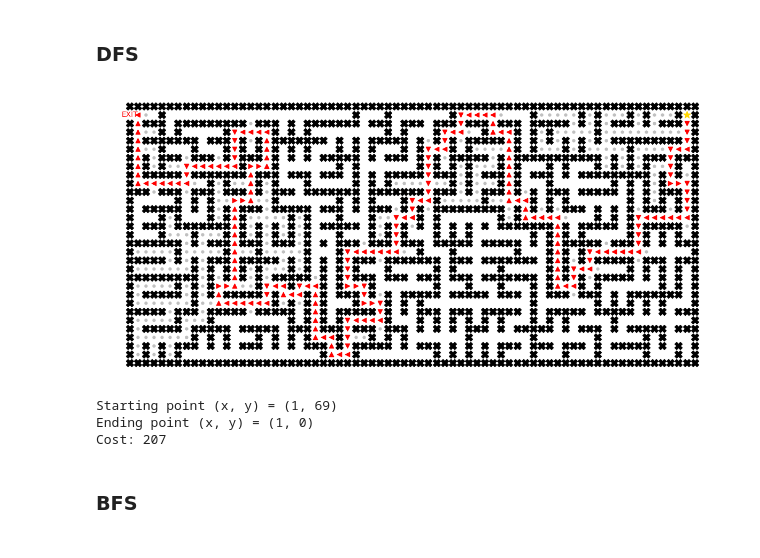
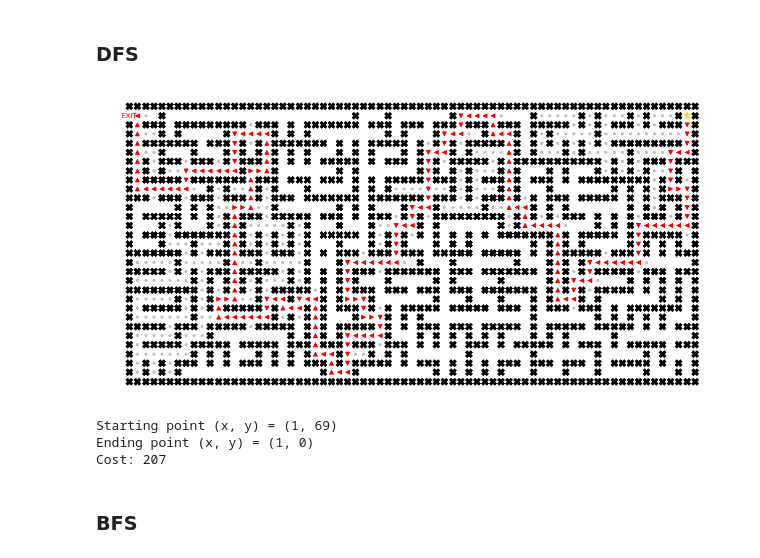
Before and after one commit to hungngocphat01/HCMUS-IntroAI-Project01-Pathfinding, a Jupyter notebook: report/report-src/report-nobonus.ipynb, the cells around one changed output. Drawn from its saved outputs; the diff is of its cells as text; code cells hidden in the pictures.

```diff
--- a/report/report-src/report-nobonus.ipynb
+++ b/report/report-src/report-nobonus.ipynb
@@ -152,5 +153,5 @@ Graph initialized from maze with size 10 x 32
 # %% [markdown]
 ### DFS
 # %%
-run_search_nobonus(g3, DFS, figsize=(7, 4))
+run_search_nobonus(g3, DFS, figsize=(12, 4))
 # %% [output]
@@ -185,5 +219,5 @@ Graph initialized from maze with size 21 x 31
 # %% [markdown]
 ### DFS
 # %%
-run_search_nobonus(g4, DFS, figsize=(6, 5))
+run_search_nobonus(g4, DFS, figsize=(8, 6))
 # %% [output]
@@ -218,9 +284,9 @@ Graph initialized from maze with size 31 x 71
 # %% [markdown]
 ### DFS
 # %%
-run_search_nobonus(g5, DFS, figsize=(15, 7))
+run_search_nobonus(g5, DFS, figsize=(16, 8))
 # %% [output]
-[figure, old version]
+[figure, new version]
 Starting point (x, y) = (1, 69)
 Ending point (x, y) = (1, 0)
 Cost: 207
```
Also changed, not shown: parts of 25 cells of this notebook.
